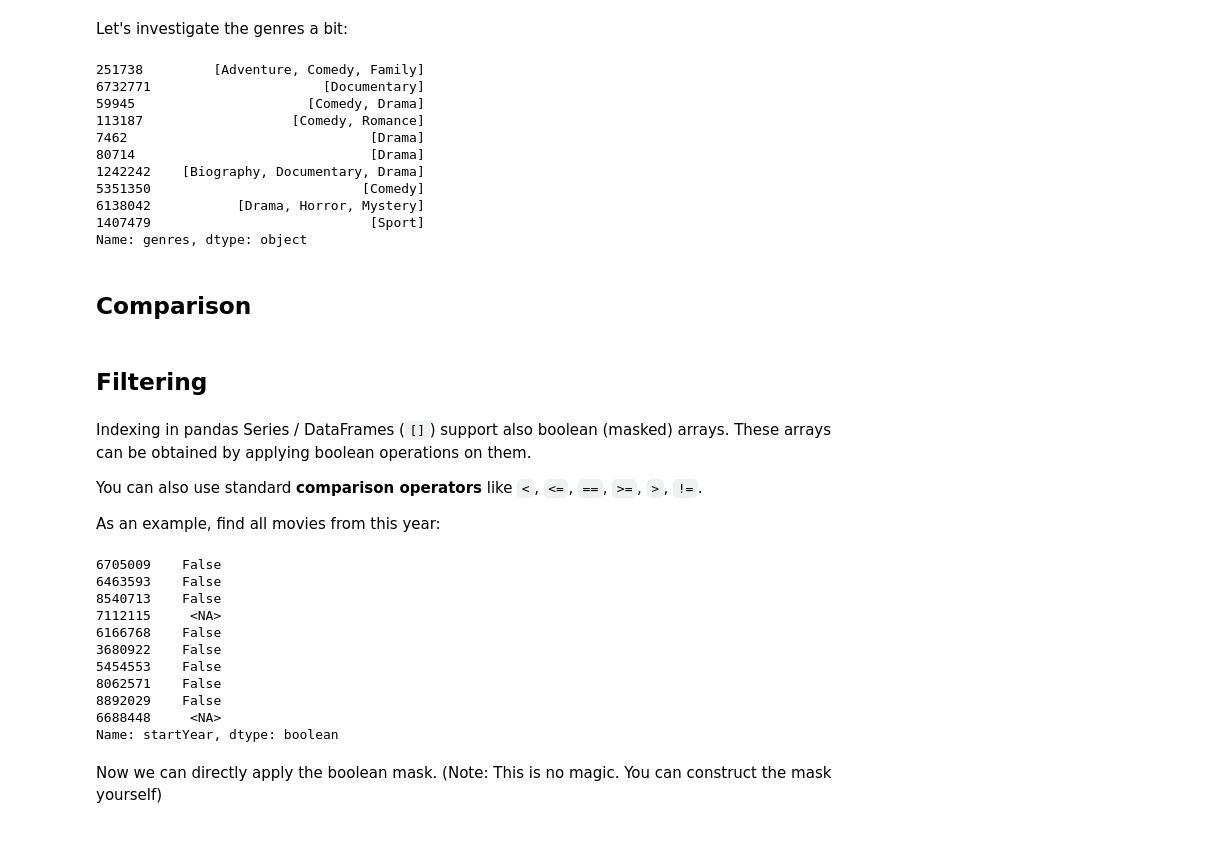
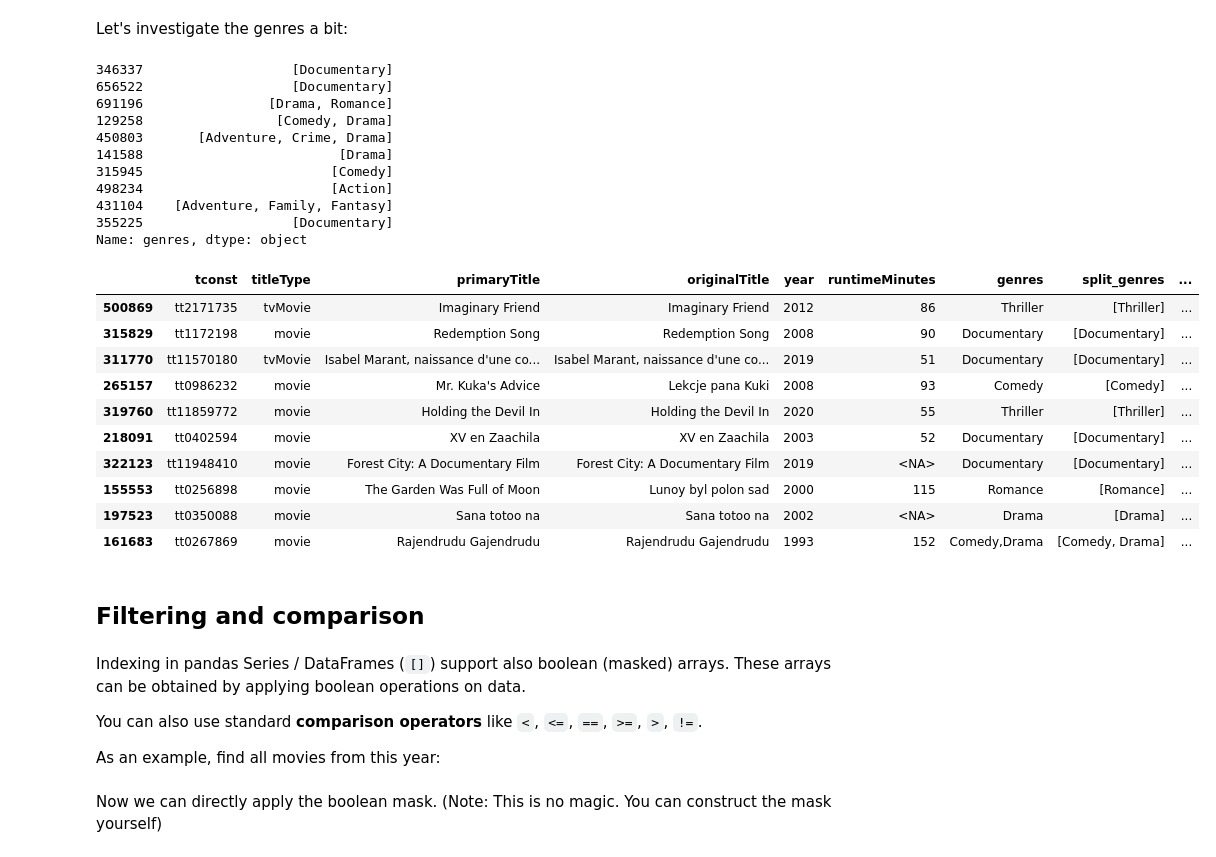
Before and after one commit to janpipek/pandas-watching-movies, a Jupyter notebook: notebooks/pandas-data-manipulation.ipynb, the cells around one changed output. Drawn from its saved outputs; the diff is of its cells as text; code cells hidden in the pictures.

Commit message:
pandas-manip++

```diff
--- a/notebooks/pandas-data-manipulation.ipynb
+++ b/notebooks/pandas-data-manipulation.ipynb
@@ -70,0 +85,2 @@ Name: genres, Length: 1458, dtype: Int64
+# %%
+movie_titles.set_index("tconst", verify_integrity=True)
@@ -176,23 +334,38 @@ Let's investigate the genres a bit:
 split_genres = movie_titles.genres.str.split(",").dropna()
 split_genres.sample(10)
 # %% [output]
-251738         [Adventure, Comedy, Family]
-6732771                      [Documentary]
-59945                      [Comedy, Drama]
-113187                   [Comedy, Romance]
-7462                               [Drama]
-80714                              [Drama]
-1242242    [Biography, Documentary, Drama]
-5351350                           [Comedy]
-6138042           [Drama, Horror, Mystery]
-1407479                            [Sport]
+346337                   [Documentary]
+656522                   [Documentary]
+691196                [Drama, Romance]
+129258                 [Comedy, Drama]
+450803       [Adventure, Crime, Drama]
+141588                         [Drama]
+315945                        [Comedy]
+498234                        [Action]
+431104    [Adventure, Family, Fantasy]
+355225                   [Documentary]
 Name: genres, dtype: object
-# %% [markdown]
-## Comparison
+# %%
+movie_titles.dropna(subset="genres").assign(
+    split_genres = movie_titles.genres.str.split(","),
+    genre_count = lambda df: df["split_genres"].apply(lambda item: len(item))
+).sample(10)
+# %% [output]
+|  | tconst | titleType | primaryTitle | originalTitle | year | runtimeMinutes | genres | split_genres | ... |
+| 500869 | tt2171735 | tvMovie | Imaginary Friend | Imaginary Friend | 2012 | 86 | Thriller | [Thriller] | ... |
+| 315829 | tt1172198 | movie | Redemption Song | Redemption Song | 2008 | 90 | Documentary | [Documentary] | ... |
+| 311770 | tt11570180 | tvMovie | Isabel Marant, naissance d'une co... | Isabel Marant, naissance d'une co... | 2019 | 51 | Documentary | [Documentary] | ... |
+| 265157 | tt0986232 | movie | Mr. Kuka's Advice | Lekcje pana Kuki | 2008 | 93 | Comedy | [Comedy] | ... |
+| 319760 | tt11859772 | movie | Holding the Devil In | Holding the Devil In | 2020 | 55 | Thriller | [Thriller] | ... |
+| 218091 | tt0402594 | movie | XV en Zaachila | XV en Zaachila | 2003 | 52 | Documentary | [Documentary] | ... |
+| 322123 | tt11948410 | movie | Forest City: A Documentary Film | Forest City: A Documentary Film | 2019 | <NA> | Documentary | [Documentary] | ... |
+| 155553 | tt0256898 | movie | The Garden Was Full of Moon | Lunoy byl polon sad | 2000 | 115 | Romance | [Romance] | ... |
+| 197523 | tt0350088 | movie | Sana totoo na | Sana totoo na | 2002 | <NA> | Drama | [Drama] | ... |
+| 161683 | tt0267869 | movie | Rajendrudu Gajendrudu | Rajendrudu Gajendrudu | 1993 | 152 | Comedy,Drama | [Comedy, Drama] | ... |
 # %% [markdown]
-## Filtering
+## Filtering and comparison
 # %% [markdown]
-Indexing in pandas Series / DataFrames (`[]`) support also boolean (masked) arrays. These arrays can be obtained by applying boolean operations on them.
+Indexing in pandas Series / DataFrames (`[]`) support also boolean (masked) arrays. These arrays can be obtained by applying boolean operations on data.
 
 You can also use standard **comparison operators** like `<`, `<=`, `==`, `>=`, `>`, `!=`.
 
@@ -200,18 +373,6 @@ As an example, find all movies from this year:
 # %%
 is_from_2022 = (movie_titles["startYear"] == 2022)
 is_from_2022.sample(10)
-# %% [output]
-6705009    False
-6463593    False
-8540713    False
-7112115     <NA>
-6166768    False
-3680922    False
-5454553    False
-8062571    False
-8892029    False
-6688448     <NA>
-Name: startYear, dtype: boolean
 # %% [markdown]
 Now we can directly apply the boolean mask. (Note: This is no magic. You can construct the mask yourself)
 # %%
```
Also changed, not shown: parts of 44 cells of this notebook.
